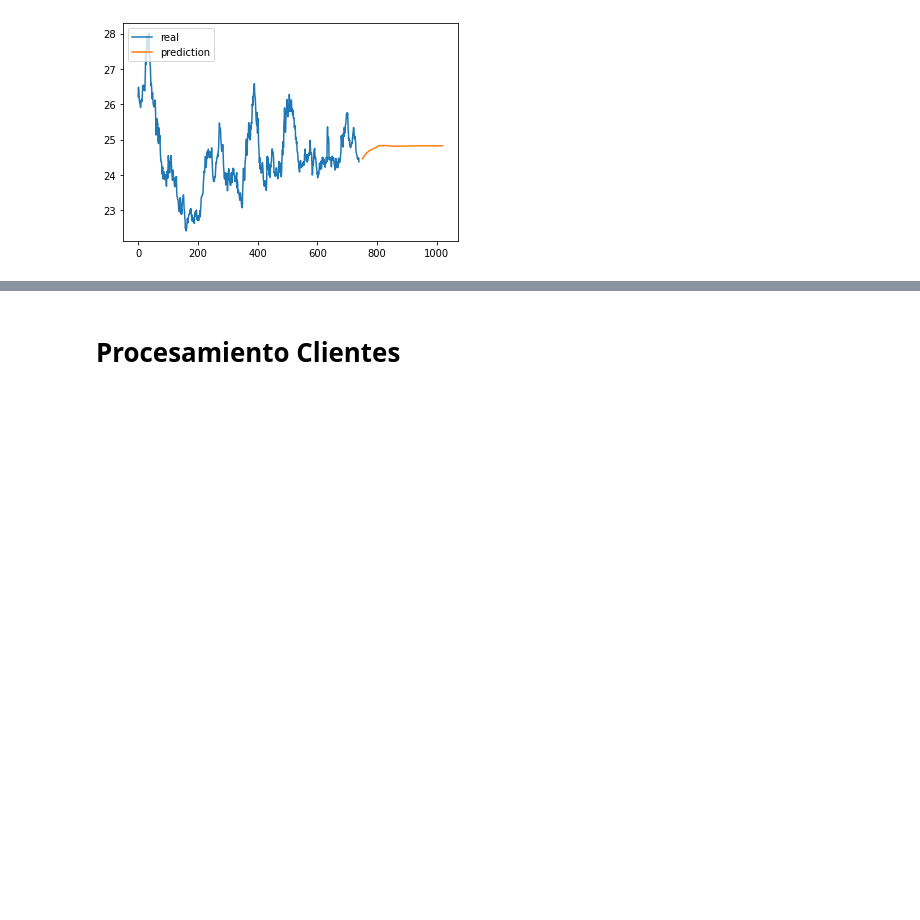
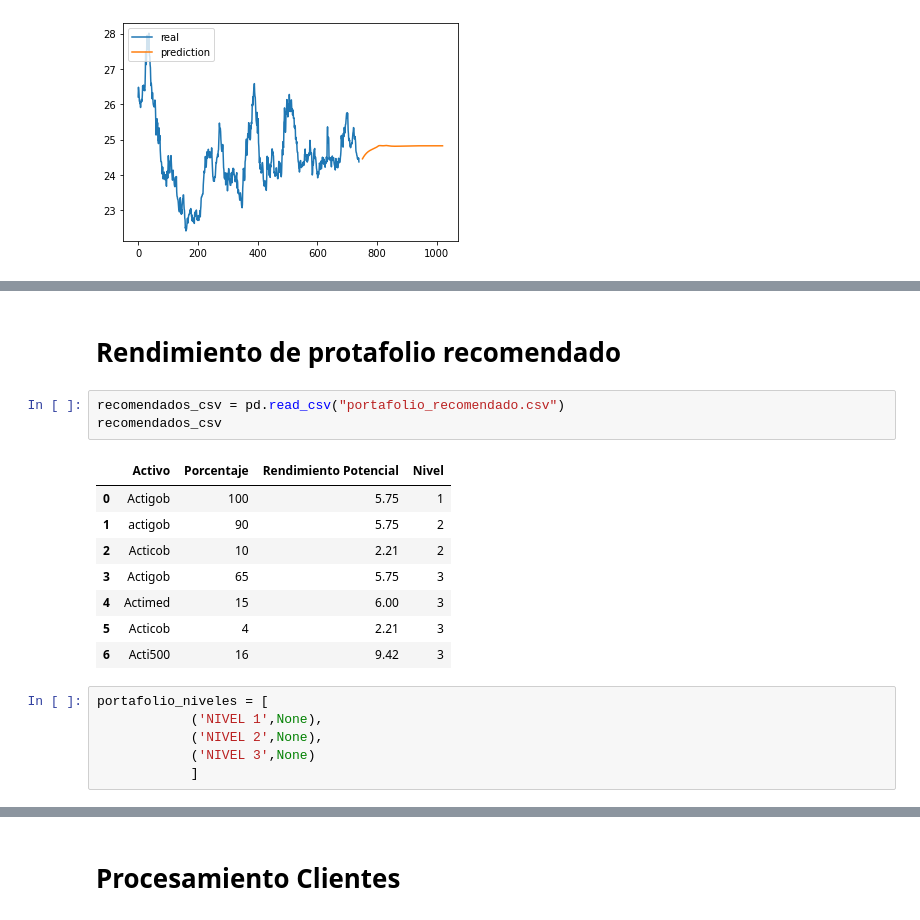
Before and after one commit to UlmoMacias/proyecto1704, a Jupyter notebook: main.ipynb, the cells around one changed output, grey strips where cells are left out. Cells and saved outputs as stored; diff of their text form; blank space fills up the shorter version.

```diff
--- a/main.ipynb
+++ b/main.ipynb
@@ -502,0 +582,20 @@ train
+# %% [markdown]
+# Rendimiento de protafolio recomendado
+# %%
+recomendados_csv = pd.read_csv("portafolio_recomendado.csv")
+recomendados_csv
+# %% [output]
+|  | Activo | Porcentaje | Rendimiento Potencial | Nivel |
+| 0 | Actigob | 100 | 5.75 | 1 |
+| 1 | actigob | 90 | 5.75 | 2 |
+| 2 | Acticob | 10 | 2.21 | 2 |
+| 3 | Actigob | 65 | 5.75 | 3 |
+| 4 | Actimed | 15 | 6.00 | 3 |
+| 5 | Acticob | 4 | 2.21 | 3 |
+| 6 | Acti500 | 16 | 9.42 | 3 |
+# %%
+portafolio_niveles = [
+            ('NIVEL 1',None),
+            ('NIVEL 2',None),
+            ('NIVEL 3',None)
+            ]
```
Also changed, not shown: parts of 22 cells of this notebook.
